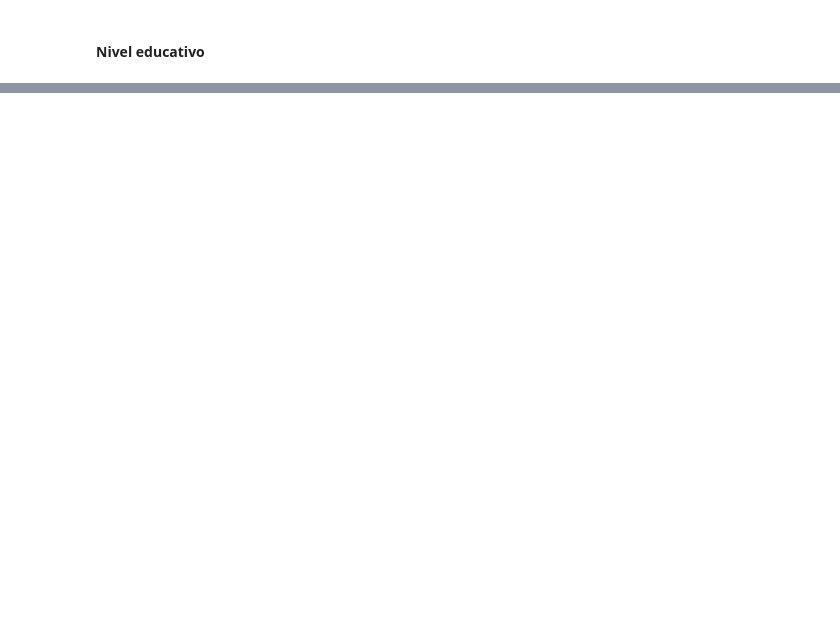
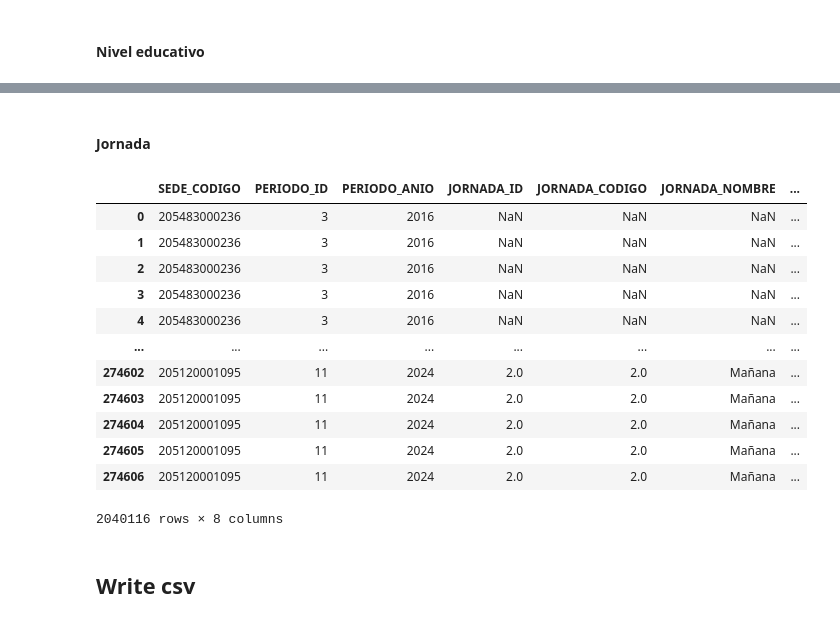
Before and after one commit to TiagoMimi/saber11_teacherinfo_db, a Jupyter notebook: joined/joined_teacher.ipynb, the cells around one changed output, grey strips where cells are left out. Saved outputs shown, nothing was run; the diff lists cells and outputs as text; code cells hidden in the pictures; blank space fills up the shorter version.

```diff
--- a/joined/joined_teacher.ipynb
+++ b/joined/joined_teacher.ipynb
@@ -662,0 +682,2 @@ df_nivel_educativo_2016
+# %% [markdown]
+#### Jornada
@@ -662,0 +726,27 @@ df_nivel_educativo_2016
+# %%
+df_jornada = pd.concat([df_jornada_2016,
+                    df_jornada_2017,
+                    df_jornada_2018,
+                    df_jornada_2019,
+                    df_jornada_2020,
+                    df_jornada_2021,
+                    df_jornada_2022,
+                    df_jornada_2023,
+                    df_jornada_2024], axis=0)
+df_jornada
+# %% [output]
+|  | SEDE_CODIGO | PERIODO_ID | PERIODO_ANIO | JORNADA_ID | JORNADA_CODIGO | JORNADA_NOMBRE | ... |
+| 0 | 205483000236 | 3 | 2016 | NaN | NaN | NaN | ... |
+| 1 | 205483000236 | 3 | 2016 | NaN | NaN | NaN | ... |
+| 2 | 205483000236 | 3 | 2016 | NaN | NaN | NaN | ... |
+| 3 | 205483000236 | 3 | 2016 | NaN | NaN | NaN | ... |
+| 4 | 205483000236 | 3 | 2016 | NaN | NaN | NaN | ... |
+| ... | ... | ... | ... | ... | ... | ... | ... |
+| 274602 | 205120001095 | 11 | 2024 | 2.0 | 2.0 | Mañana | ... |
+| 274603 | 205120001095 | 11 | 2024 | 2.0 | 2.0 | Mañana | ... |
+| 274604 | 205120001095 | 11 | 2024 | 2.0 | 2.0 | Mañana | ... |
+| 274605 | 205120001095 | 11 | 2024 | 2.0 | 2.0 | Mañana | ... |
+| 274606 | 205120001095 | 11 | 2024 | 2.0 | 2.0 | Mañana | ... |
+2040116 rows × 8 columns
+# %% [markdown]
+## Write csv
```
Also changed, not shown: parts of 24 cells of this notebook.
